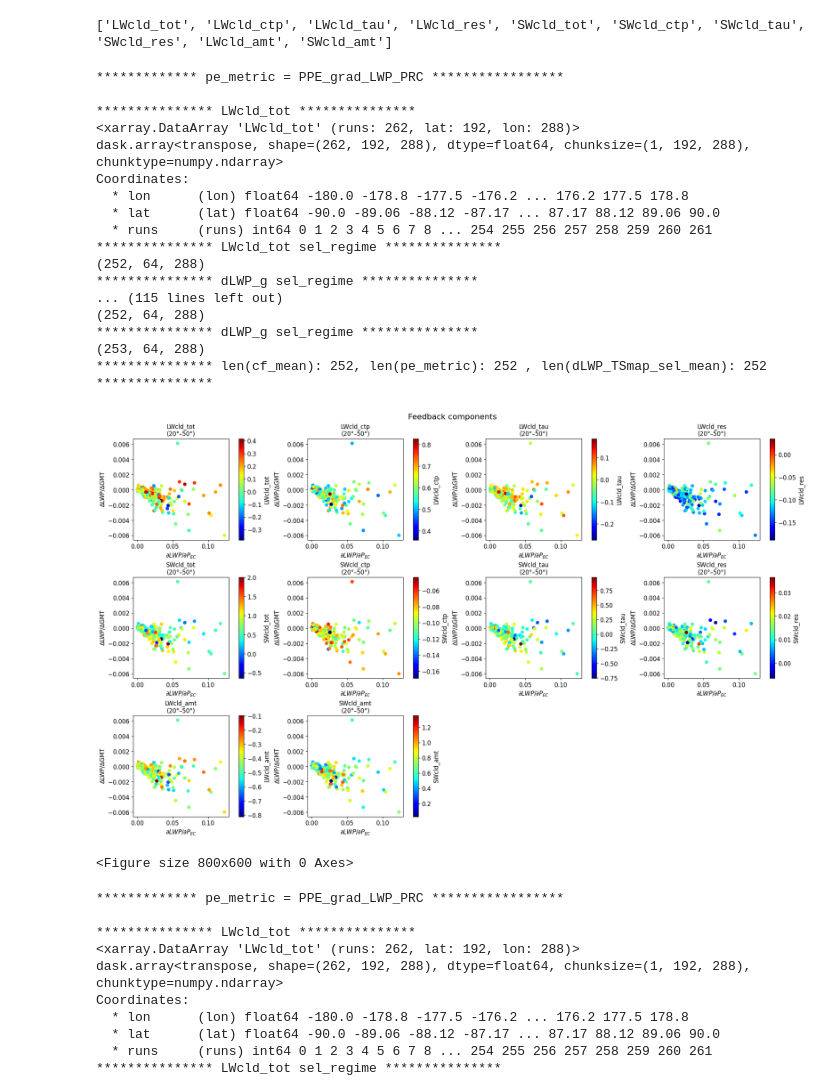
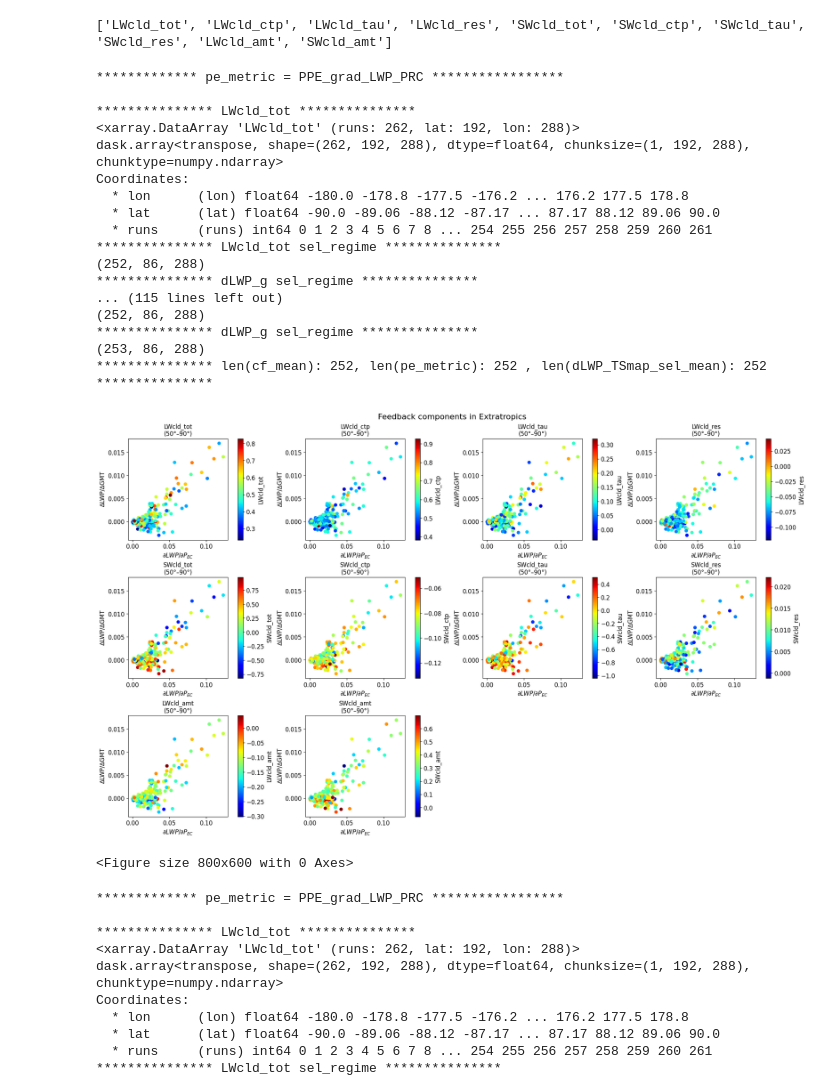
Before and after one commit to wgh-private/globalFB_precipeff, a Jupyter notebook: kernel_finalwork.ipynb, the cells around one changed output. Saved outputs shown, nothing was run; the diff lists cells and outputs as text; code cells hidden in the pictures.

Commit message:
separate feedback components with PE in extratropics

```diff
--- a/kernel_finalwork.ipynb
+++ b/kernel_finalwork.ipynb
@@ -2099,7 +2099,7 @@ lower_pe_metric, upper_pe_metric = lower_bound_PRC, upper_bound_PRC  #lower_boun
 print(f'************* pe_metric = PPE_grad_LWP_PRC *****************\n')
 
 # latitude regime
-min_lat, max_lat = 20, 50
+min_lat, max_lat = 50, 90
 
 # set up figure with subplots
 nvars = len(var_names)
@@ -2136,39 +2136,39 @@ for i, varn in enumerate(var_names):
     ax = axes[i]
     sc = ax.scatter(pe_metric_sel, dLWP_TSmap_sel_mean, c=cf_mean, cmap='jet')
     ax.set_title(f'{varn}\n({min_lat}°–{max_lat}°)')
     ax.set_xlabel('$∂LWP/∂P_{EC}$')
     ax.set_ylabel('∆LWP/∆GMT')
 
     # add colorbar to each subplot (optional: might get cluttered)
     cbar = fig.colorbar(sc, ax=ax, orientation='vertical')
     cbar.set_label(varn)
 
 # if fewer than 10 vars, hide empty subplots
 for j in range(i + 1, len(axes)):
     fig.delaxes(axes[j])
 
-plt.suptitle('Feedback components', fontsize=16)
+plt.suptitle('Feedback components in Extratropics', fontsize=16)
 plt.show()
-plt.savefig(fig_dir+'feedback_components_subtropics', facecolor='white', dpi=300)
+plt.savefig(fig_dir+'feedback_components_extratropics', facecolor='white', dpi=300)
 # %% [output]
 ************* pe_metric = PPE_grad_LWP_PRC *****************
 
 *************** LWcld_tot ***************
 <xarray.DataArray 'LWcld_tot' (runs: 262, lat: 192, lon: 288)>
 dask.array<transpose, shape=(262, 192, 288), dtype=float64, chunksize=(1, 192, 288), chunktype=numpy.ndarray>
 Coordinates:
   * lon      (lon) float64 -180.0 -178.8 -177.5 -176.2 ... 176.2 177.5 178.8
   * lat      (lat) float64 -90.0 -89.06 -88.12 -87.17 ... 87.17 88.12 89.06 90.0
   * runs     (runs) int64 0 1 2 3 4 5 6 7 8 ... 254 255 256 257 258 259 260 261
 *************** LWcld_tot sel_regime ***************
-(252, 64, 288)
+(252, 86, 288)
 *************** dLWP_g sel_regime ***************
 ... (115 lines left out)
-(252, 64, 288)
+(252, 86, 288)
 *************** dLWP_g sel_regime ***************
-(253, 64, 288)
+(253, 86, 288)
 *************** len(cf_mean): 252, len(pe_metric): 252 , len(dLWP_TSmap_sel_mean): 252 ***************
-[figure, old version]
+[figure, new version]
 <Figure size 800x600 with 0 Axes>
 # %%
 pe_metric = PPE_grad_LWP_PRC #PPE_grad_LWP_WCB
```
